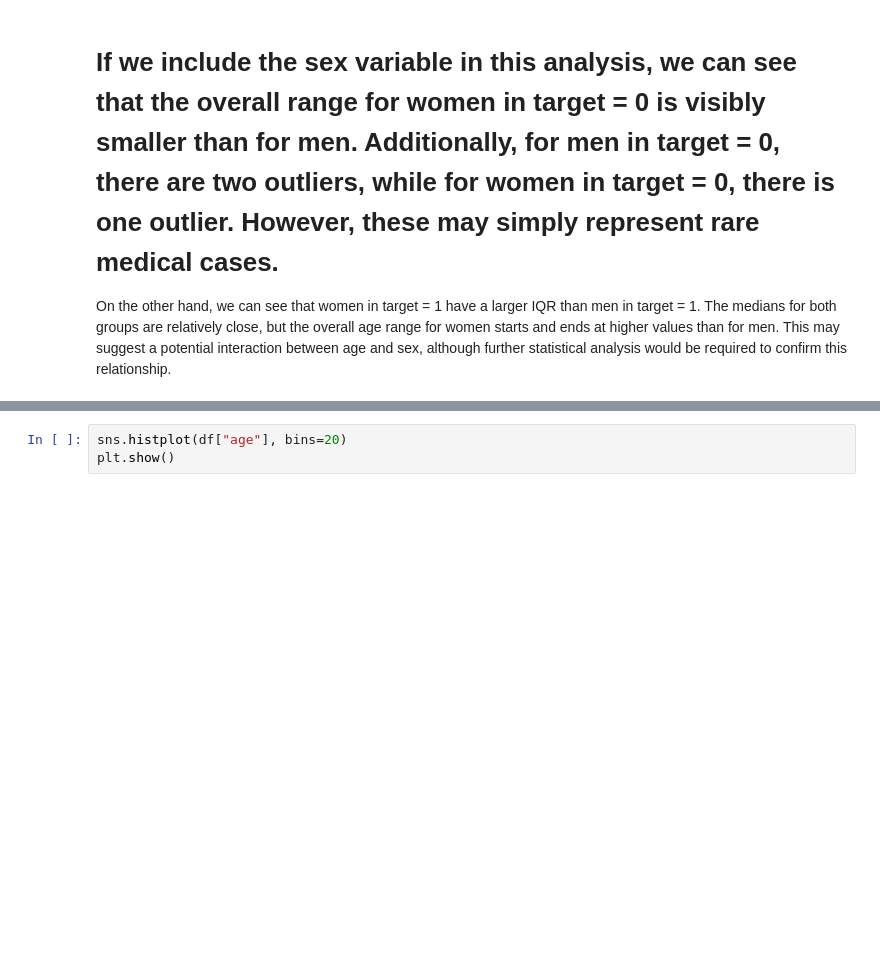
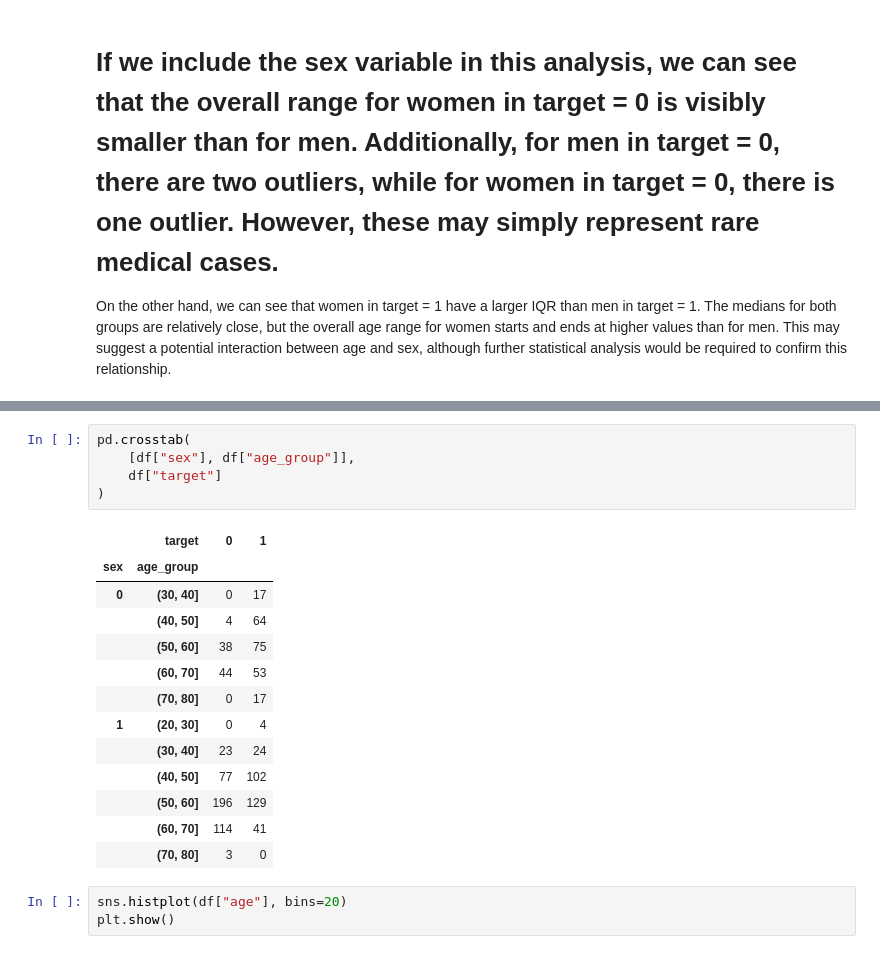
Before and after one commit to Wassiemkahlawi/heart-disease-ml-analysis, a Jupyter notebook: notebooks/01_eda.ipynb, the cells around one changed output, grey strips where cells are left out. Saved outputs shown, nothing was run; the diff lists cells and outputs as text; blank space fills up the shorter version.

```diff
--- a/notebooks/01_eda.ipynb
+++ b/notebooks/01_eda.ipynb
@@ -136,3 +149,22 @@ On the other hand, we can see that women in target = 1 have a larger IQR than me
+# %%
+pd.crosstab(
+    [df["sex"], df["age_group"]],
+    df["target"]
+)
+# %% [output]
+|  | target | 0 | 1 |
+| sex | age_group |  |  |
+| 0 | (30, 40] | 0 | 17 |
+|  | (40, 50] | 4 | 64 |
+|  | (50, 60] | 38 | 75 |
+|  | (60, 70] | 44 | 53 |
+|  | (70, 80] | 0 | 17 |
+| 1 | (20, 30] | 0 | 4 |
+|  | (30, 40] | 23 | 24 |
+|  | (40, 50] | 77 | 102 |
+|  | (50, 60] | 196 | 129 |
+|  | (60, 70] | 114 | 41 |
+|  | (70, 80] | 3 | 0 |
 # %%
 sns.histplot(df["age"], bins=20)
 plt.show()
```
Also changed, not shown: parts of 6 cells of this notebook.
